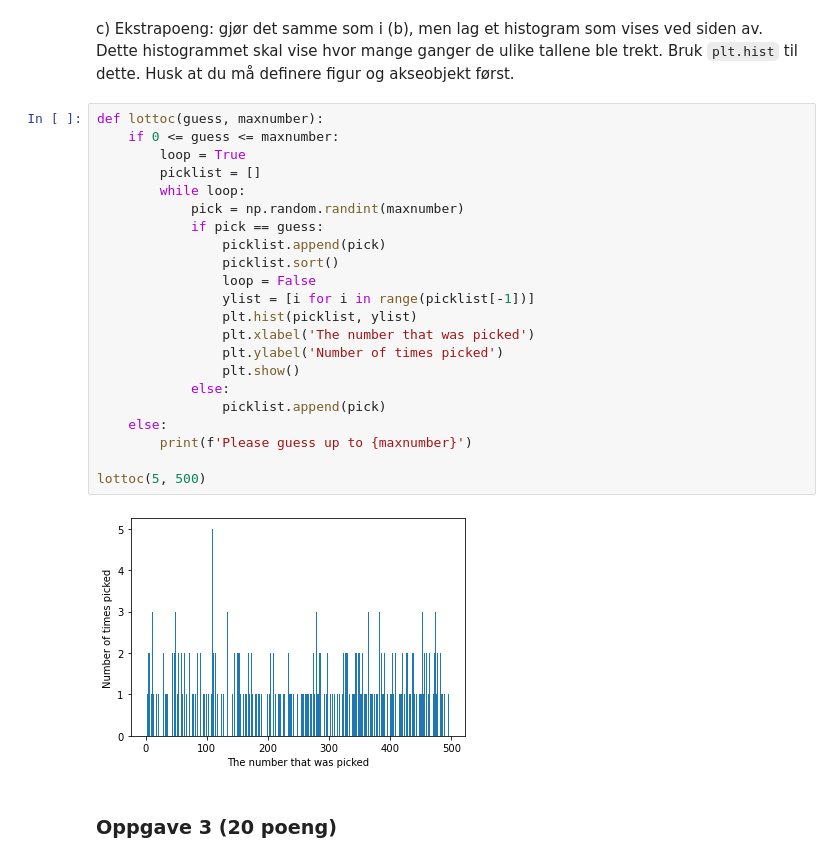
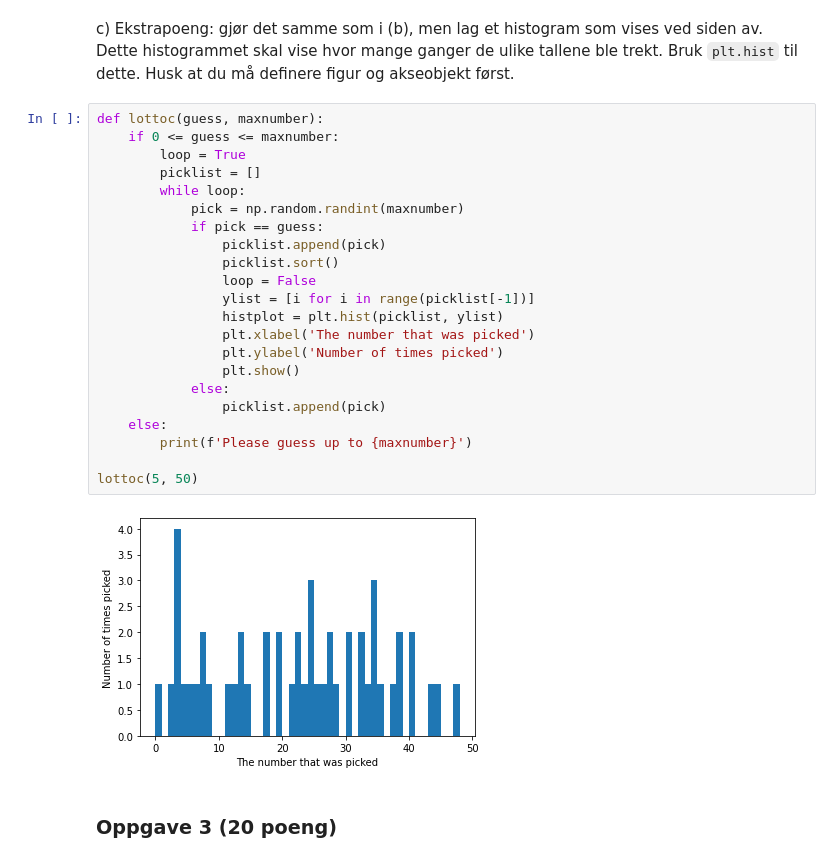
Before and after one commit to Danieljoha/Sok1003-mappeoppgave2, a Jupyter notebook: Mappe 2_oppgaver.ipynb, the cells around one changed output. Drawn from its saved outputs; the diff is of its cells as text.

```diff
--- a/Mappe 2_oppgaver.ipynb
+++ b/Mappe 2_oppgaver.ipynb
@@ -168,27 +156,27 @@ c) Ekstrapoeng: gjør det samme som i (b), men lag et histogram som vises ved si
 # %%
 def lottoc(guess, maxnumber):
     if 0 <= guess <= maxnumber:
         loop = True
         picklist = []
         while loop:
             pick = np.random.randint(maxnumber)
             if pick == guess:
                 picklist.append(pick)
                 picklist.sort()
                 loop = False
                 ylist = [i for i in range(picklist[-1])]
-                plt.hist(picklist, ylist)
+                histplot = plt.hist(picklist, ylist)
                 plt.xlabel('The number that was picked')
                 plt.ylabel('Number of times picked')
                 plt.show()
             else:
                 picklist.append(pick)
     else:
         print(f'Please guess up to {maxnumber}')
 
-lottoc(5, 500)
+lottoc(5, 50)
 # %% [output]
-[figure, old version]
+[figure, new version]
 # %% [markdown]
 ### Oppgave 3 (20 poeng)
 # %% [markdown]
```
Also changed, not shown: parts of 16 cells of this notebook.
